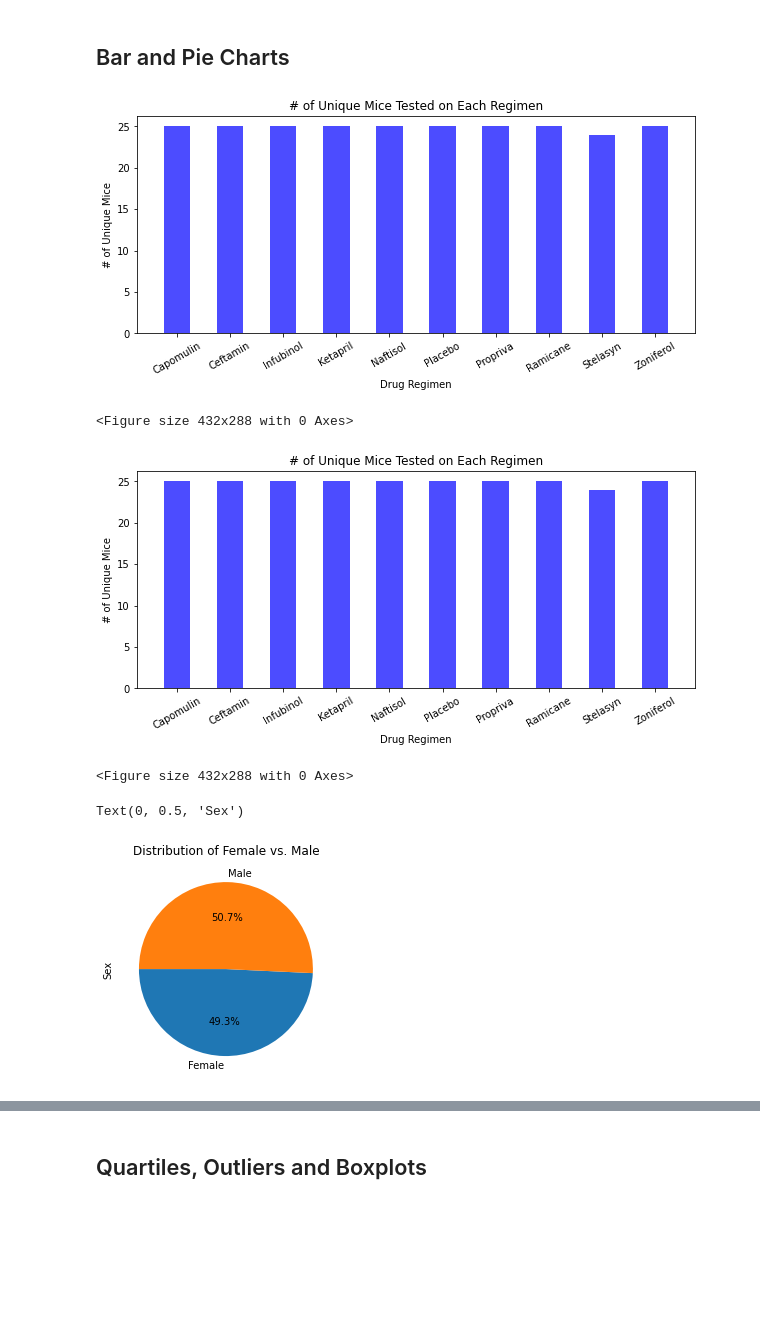
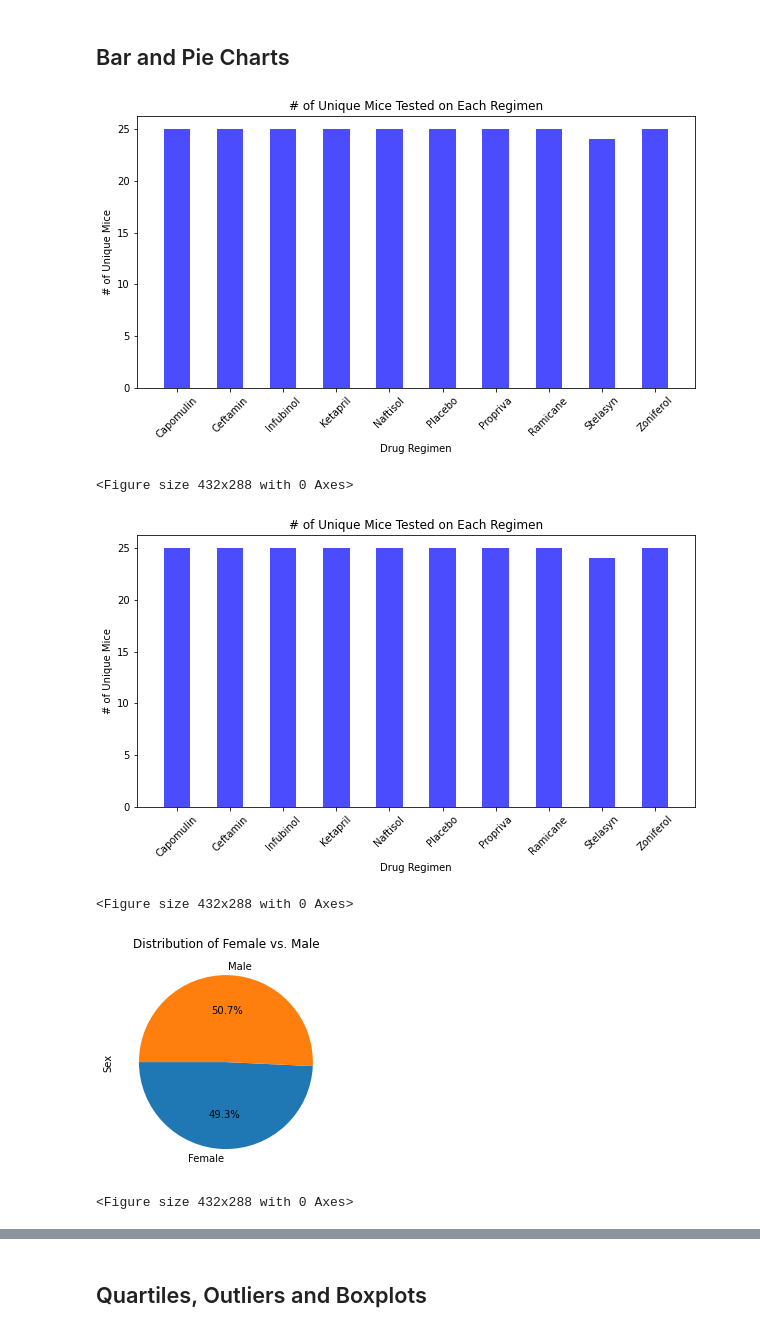
Before and after one commit to eliot1335/Pymaceuticals--Matplotlib-Visualization, a Jupyter notebook: Pymaceuticals/pymaceuticals.ipynb, the cells around one changed output, grey strips where cells are left out. Drawn from its saved outputs; the diff is of its cells as text; code cells hidden in the pictures; blank space fills up the shorter version.

```diff
--- a/Pymaceuticals/pymaceuticals.ipynb
+++ b/Pymaceuticals/pymaceuticals.ipynb
@@ -124,26 +138,26 @@ summary_stats_agg
 ## Bar and Pie Charts
 # %%
 # Generate a bar plot showing the total number of unique mice tested on each drug regimen using pandas.
-plt.figure(figsize=(10,4))
-drug_regimen_df["Mouse ID"].nunique().plot(kind="bar", color="b", alpha=0.7, width=0.5, align="center")
-plt.xticks(rotation=30)
+plt.figure(figsize=(10,5)) # Set figure size for better displaying
+drug_regimen_df["Mouse ID"].nunique().plot(kind="bar", color="b", width=0.5, alpha=0.7, align="center")
+plt.xticks(rotation=45)
 plt.xlim(-0.75, len(drug_regimen_df["Mouse ID"].nunique())-0.25)
 plt.title("# of Unique Mice Tested on Each Regimen")
 plt.xlabel("Drug Regimen")
 plt.ylabel("# of Unique Mice")
 plt.show()
 plt.tight_layout()
 # %% [output]
-[figure, old version]
+[figure, new version]
 <Figure size 432x288 with 0 Axes>
 # %%
 # Generate a bar plot showing the total number of unique mice tested on each drug regimen using pyplot.
-# x_axis = np.arange(len(drug_regimen_df["Mouse ID"].nunique()))
+# x_axis = np.arange(len(drug_regimen_df["Mouse ID"].nunique())) # Just to record my trial and error thought process
 regimens_list = summary_stats.index.tolist()
 X_axis = regimens_list
-plt.figure(figsize=(10,4))
-plt.bar(X_axis, drug_regimen_df["Mouse ID"].nunique(), color="b", align="center", width=0.5, alpha=0.7)
-plt.xticks(rotation=30)
+plt.figure(figsize=(10,5)) # Set figure size for better displaying
+plt.bar(X_axis, drug_regimen_df["Mouse ID"].nunique(), color="b", width=0.5, alpha=0.7, align="center")
+plt.xticks(rotation=45)
 plt.xlim(-0.75, len(drug_regimen_df["Mouse ID"].nunique())-0.25)
 plt.title("# of Unique Mice Tested on Each Regimen")
 plt.xlabel("Drug Regimen")
@@ -151,6 +165,6 @@ plt.ylabel("# of Unique Mice")
 plt.show()
 plt.tight_layout()
 # %% [output]
-[figure, old version]
+[figure, new version]
 <Figure size 432x288 with 0 Axes>
 # %%
@@ -165,9 +178,11 @@ pie_label = gender_df.index
 gender_df["Mouse ID"].plot(kind="pie", autopct="%1.1f%%", startangle=180)
 plt.title("Distribution of Female vs. Male")
 plt.ylabel("Sex")
+plt.show()
+plt.tight_layout()
 # %% [output]
+[figure]
-Text(0, 0.5, 'Sex')
+<Figure size 432x288 with 0 Axes>
-[figure]
 # %%
 # Generate a pie plot showing the distribution of female versus male mice using pyplot
 plt.pie(gender_df["Mouse ID"], labels=pie_label, autopct="%1.1f%%", startangle=180)
```
Also changed, not shown: parts of 19 cells of this notebook.
